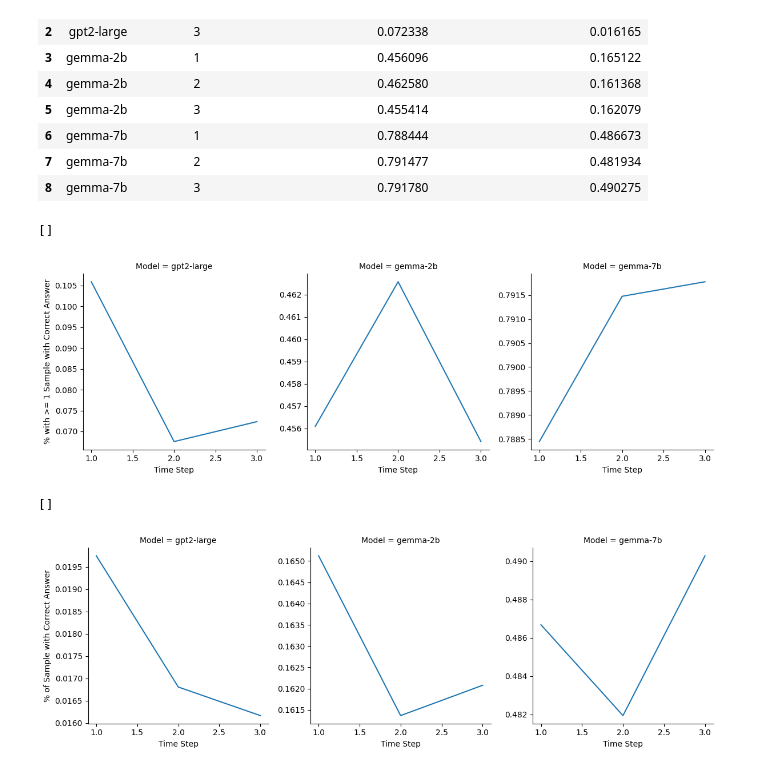
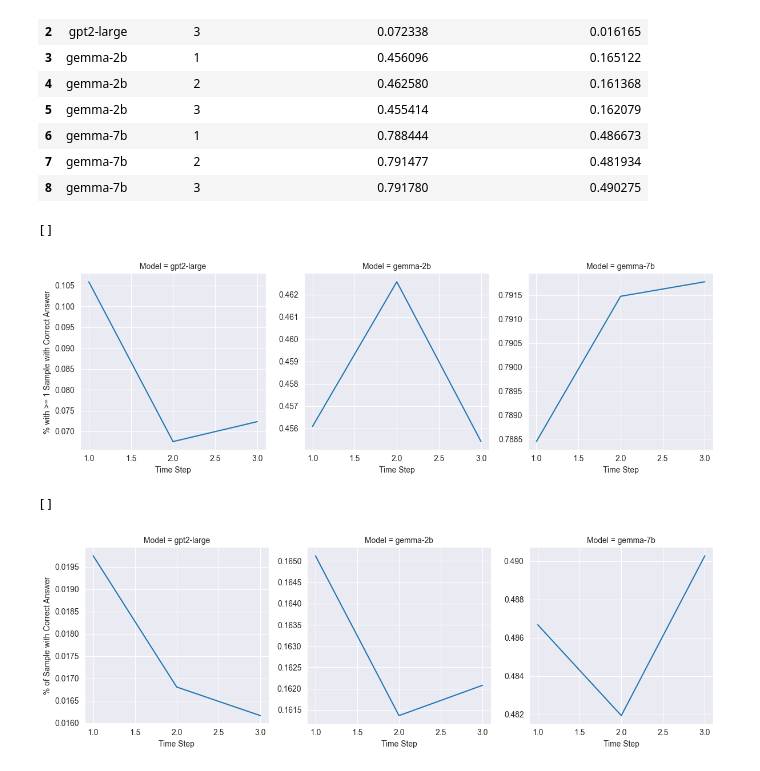
Before and after one commit to AVS1508/COMPSCI-685-Project, a Jupyter notebook: src/evaluation/answer_presence_vs_time_step.ipynb, the cells around one changed output. Drawn from its saved outputs; the diff is of its cells as text; code cells hidden in the pictures.

```diff
--- a/src/evaluation/answer_presence_vs_time_step.ipynb
+++ b/src/evaluation/answer_presence_vs_time_step.ipynb
@@ -83,13 +83,14 @@ plot_df
 | 7 | gemma-7b | 2 | 0.791477 | 0.481934 |
 | 8 | gemma-7b | 3 | 0.791780 | 0.490275 |
 # %%
+sns.set_style("darkgrid")
 g = sns.FacetGrid(plot_df, col="Model", sharey=False, height=4)#, hue="majority_threshold"
 g.map(sns.lineplot,'Time Step','% with >= 1 Sample with Correct Answer')
 g.add_legend()
 plt.plot()
 # %% [output]
 []
-[figure, old version]
+[figure, new version]
 # %%
 g = sns.FacetGrid(plot_df, col="Model", sharey=False, height=4)#, hue="majority_threshold"
 g.map(sns.lineplot,'Time Step','% of Sample with Correct Answer')
@@ -97,4 +98,4 @@ g.add_legend()
 plt.plot()
 # %% [output]
 []
-[figure, old version]
+[figure, new version]
```
Also changed, not shown: 4 other files.
